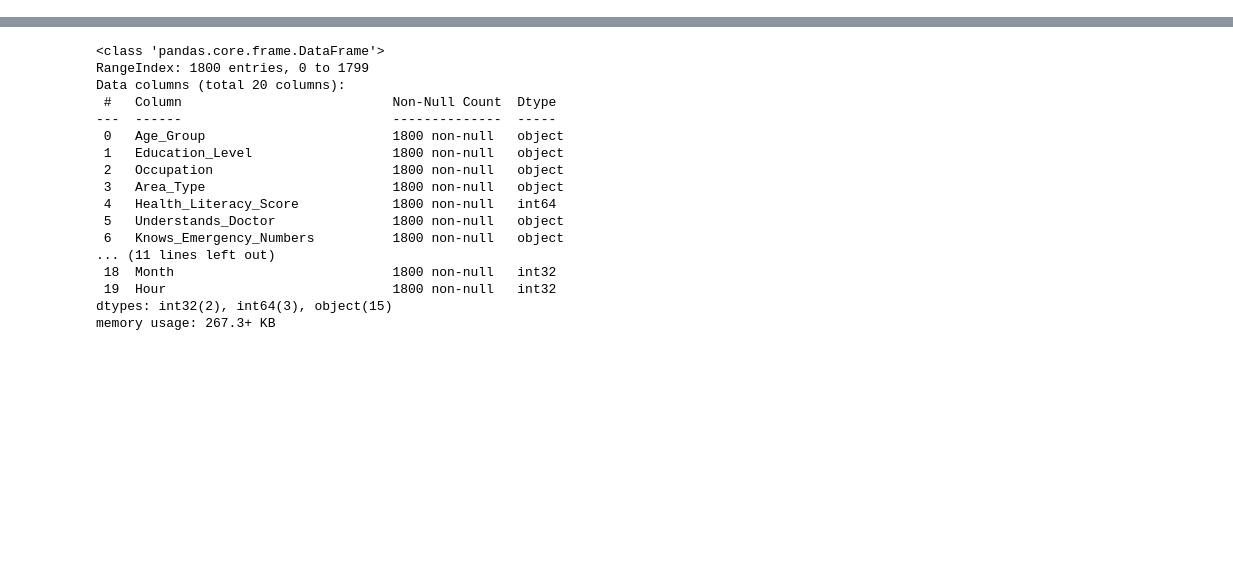
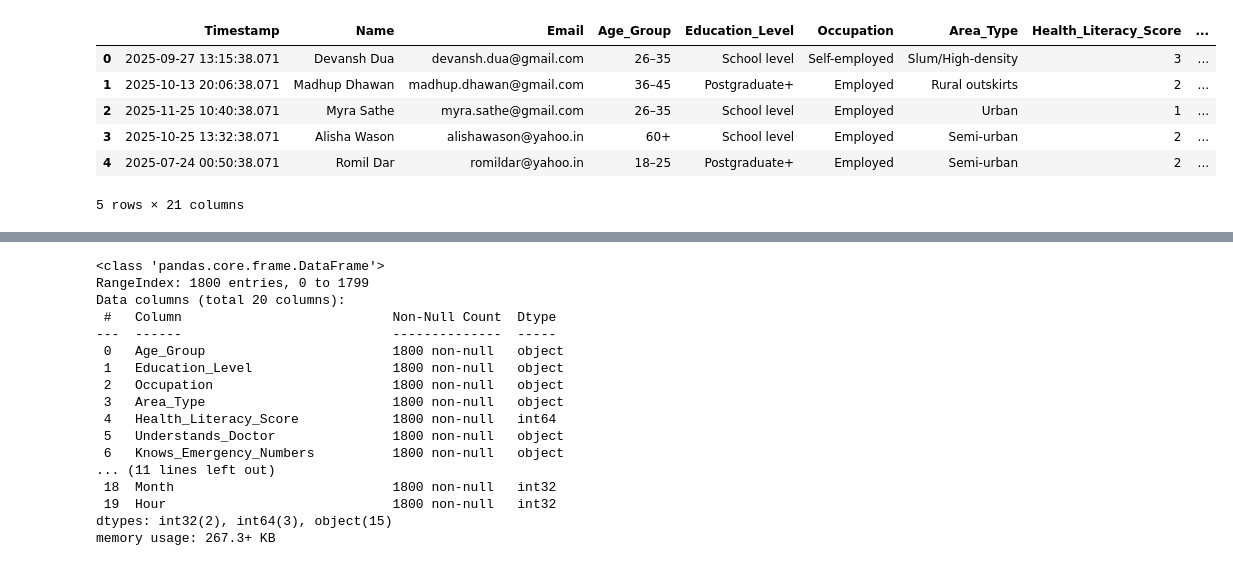
Before and after one commit to xDarkAbsol/Emergency-Preparedness, a Jupyter notebook: Project.ipynb, the cells around one changed output, grey strips where cells are left out. Saved outputs shown, nothing was run; the diff lists cells and outputs as text; code cells hidden in the pictures; blank space fills up the shorter version.

```diff
--- a/Project.ipynb
+++ b/Project.ipynb
@@ -10,3 +10,12 @@ from sklearn.linear_model import LogisticRegression
 from sklearn.metrics import accuracy_score,classification_report,confusion_matrix
 # %%
 df = pd.read_excel('/content/Emergency_Literacy.xlsx')
+df.head()
+# %% [output]
+|  | Timestamp | Name | Email | Age_Group | Education_Level | Occupation | Area_Type | Health_Literacy_Score | ... |
+| 0 | 2025-09-27 13:15:38.071 | Devansh Dua | devansh.dua@gmail.com | 26–35 | School level | Self-employed | Slum/High-density | 3 | ... |
+| 1 | 2025-10-13 20:06:38.071 | Madhup Dhawan | madhup.dhawan@gmail.com | 36–45 | Postgraduate+ | Employed | Rural outskirts | 2 | ... |
+| 2 | 2025-11-25 10:40:38.071 | Myra Sathe | myra.sathe@gmail.com | 26–35 | School level | Employed | Urban | 1 | ... |
+| 3 | 2025-10-25 13:32:38.071 | Alisha Wason | alishawason@yahoo.in | 60+ | School level | Employed | Semi-urban | 2 | ... |
+| 4 | 2025-07-24 00:50:38.071 | Romil Dar | romildar@yahoo.in | 18–25 | Postgraduate+ | Employed | Semi-urban | 2 | ... |
+5 rows × 21 columns
```
Also changed, not shown: parts of 9 cells of this notebook.
